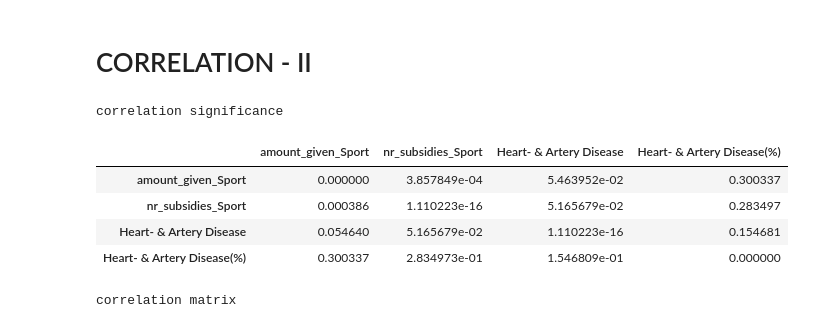
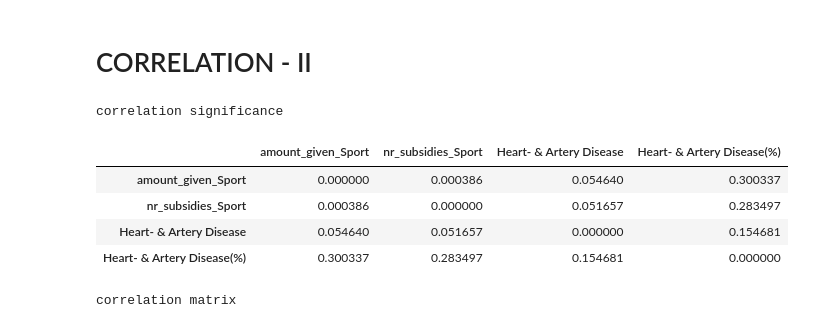
Before and after one commit to IrynaHorova/Project-Amsterdam, a Jupyter notebook: your-code/Data Analysis FD-ih-updates.ipynb, the cells around one changed output. Saved outputs shown, nothing was run; the diff lists cells and outputs as text; code cells hidden in the pictures.

```diff
--- a/your-code/Data Analysis FD-ih-updates.ipynb
+++ b/your-code/Data Analysis FD-ih-updates.ipynb
@@ -102,6 +102,15 @@ data_fd.iloc[1:,[2,3,4,5,6,7,8,9,10,11,12,13,14,19]]
 | 2 | 1635196.35 | 46.0 | 70.0 | 76.0 | ... |
 | 3 | 823125.81 | 29.0 | 72.0 | 78.0 | ... |
 | 4 | 3066.30 | 1.0 | 62.0 | 68.0 | ... |
+# %%
+def color_negative_red(val):
+    """
+    Takes a scalar and returns a string with
+    the css property `'color: red'` for negative
+    strings, black otherwise.
+    """
+    color = 'green' if abs(val) <= 0.05 else 'black'
+    return 'color: %s' % color
 # %%
 df1 = data_fd.iloc[1:,[2,3,4,5,6,7,8,9,10,11,12,13,14,19]]
 df2 = data_fd.iloc[1:,[2,3,4,5,6,7,8,9,10,11,12,13,14,19]]
@@ -163,29 +174,30 @@ correlation matrix
 # %%
 df1 = data_fd.iloc[:4,[2,3,15,17]]
 df2 = data_fd.iloc[:4,[2,3,15,17]]
 
 # np.isnan(df1).any()
 # np.isnan(df2).any()
 
 coeffmat = np.zeros((df1.shape[1], df2.shape[1]))
 pvalmat = np.zeros((df1.shape[1], df2.shape[1]))
 
 for i in range(df1.shape[1]):
     for j in range(df2.shape[1]):
         corrtest = pearsonr(df1[df1.columns[i]], df2[df2.columns[j]])
         coeffmat[i,j] = corrtest[0]
         pvalmat[i,j] = corrtest[1]
 
 dfpvals = pd.DataFrame(pvalmat, columns=df2.columns, index=df1.columns)
 print('correlation significance')
+dfpvals = dfpvals.style.applymap(color_negative_red)
 dfpvals
 # %% [output]
 correlation significance
 |  | amount_given_Sport | nr_subsidies_Sport | Heart- & Artery Disease | Heart- & Artery Disease(%) |
-| amount_given_Sport | 0.000000 | 3.857849e-04 | 5.463952e-02 | 0.300337 |
-| nr_subsidies_Sport | 0.000386 | 1.110223e-16 | 5.165679e-02 | 0.283497 |
-| Heart- & Artery Disease | 0.054640 | 5.165679e-02 | 1.110223e-16 | 0.154681 |
-| Heart- & Artery Disease(%) | 0.300337 | 2.834973e-01 | 1.546809e-01 | 0.000000 |
+| amount_given_Sport | 0.000000 | 0.000386 | 0.054640 | 0.300337 |
+| nr_subsidies_Sport | 0.000386 | 0.000000 | 0.051657 | 0.283497 |
+| Heart- & Artery Disease | 0.054640 | 0.051657 | 0.000000 | 0.154681 |
+| Heart- & Artery Disease(%) | 0.300337 | 0.283497 | 0.154681 | 0.000000 |
 # %%
 print('correlation matrix')
 df1.corr()
```
Also changed, not shown: parts of 1 cell of this notebook, 4 other files.
